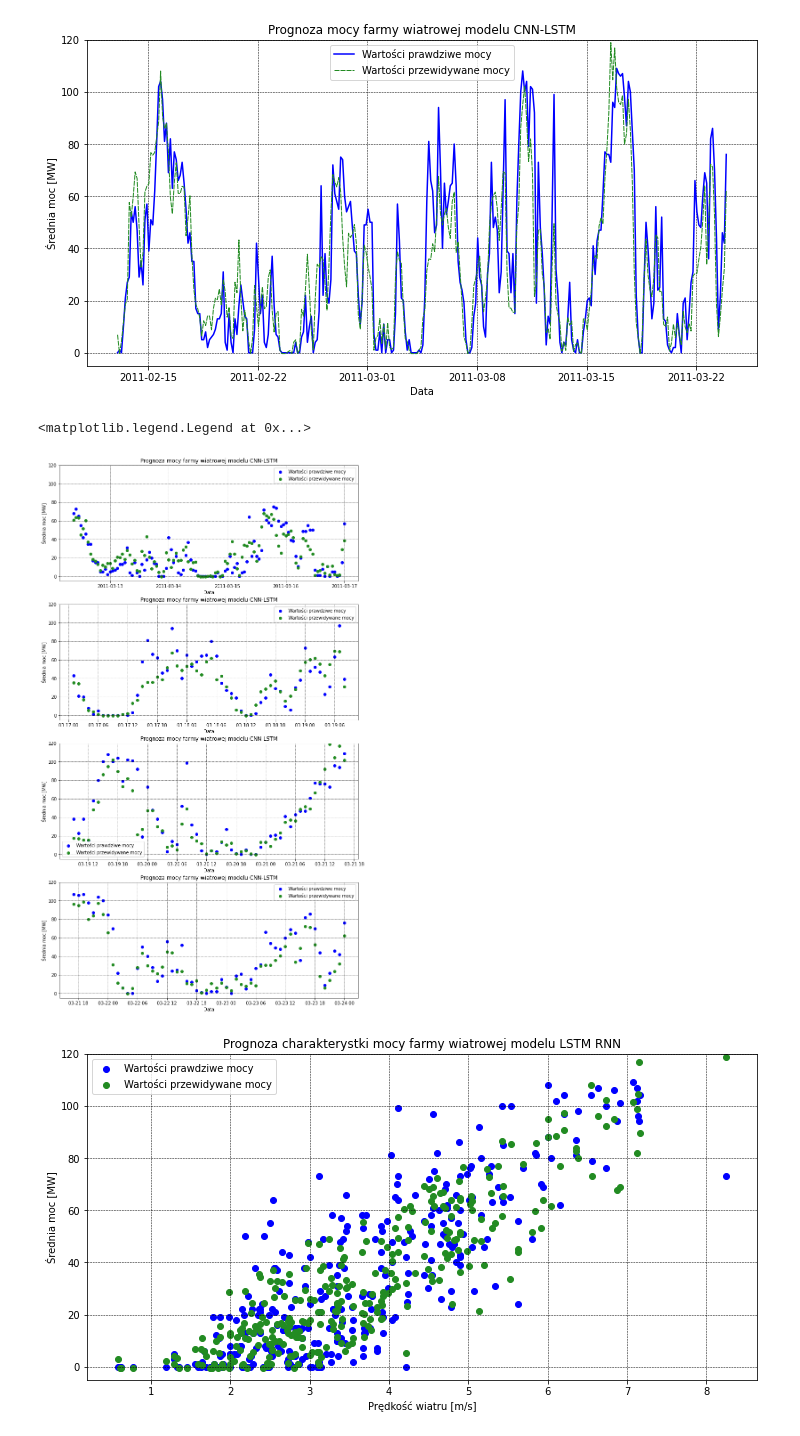
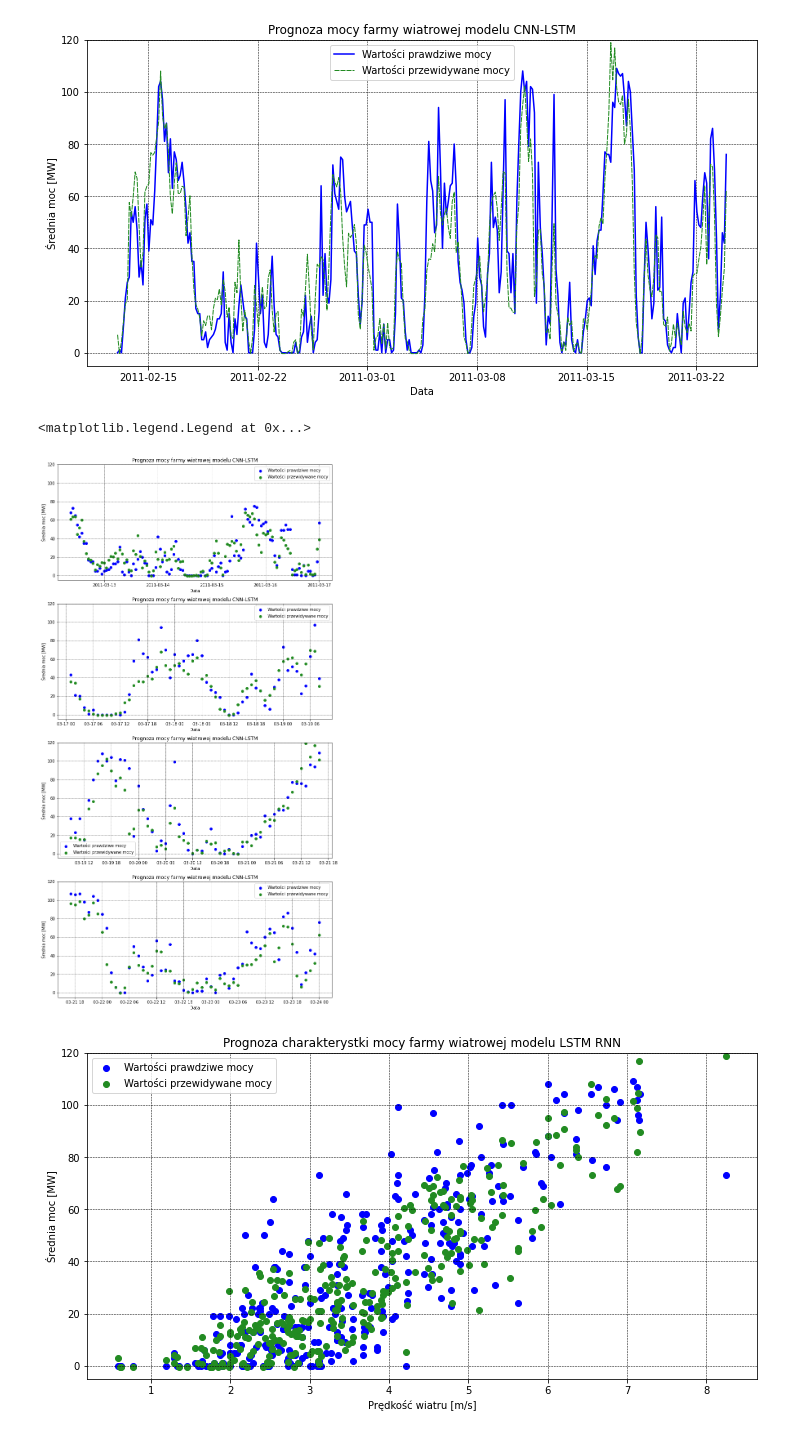
Before and after one commit to Dawidemm/wind-farm-power-forecasting, a Jupyter notebook: ForecastingCNNLSTMsubseq3.ipynb, the cells around one changed output. Drawn from its saved outputs; the diff is of its cells as text; code cells hidden in the pictures.

```diff
--- a/ForecastingCNNLSTMsubseq3.ipynb
+++ b/ForecastingCNNLSTMsubseq3.ipynb
@@ -89,7 +89,7 @@ plt.show()
 # %% [output]
 [figure]
 # %%
-fig, (ax0, ax1, ax2, ax3) = plt.subplots(4, 1, figsize=(12,22))
+fig, (ax0, ax1, ax2, ax3) = plt.subplots(4, 1, figsize=(12,24))
 ax3.scatter(dataset.date_time[-56:], test_dataset[2][-56:], color='blue', label='Wartości prawdziwe mocy')
 ax3.scatter(dataset.date_time[-56:], predictions[-56:], color='forestgreen', label='Wartości przewidywane mocy')
 ax3.set_ylim([-5, 120])
@@ -104,34 +104,34 @@ ax2.scatter(dataset.date_time[-112:-56], test_dataset[2][-112:-56], color='blue'
 ax2.scatter(dataset.date_time[-112:-56], predictions[-112:-56], color='forestgreen', label='Wartości przewidywane mocy')
 ax2.set_ylim([-5, 120])
 ax2.ticklabel_format(axis='y', style='plain')
 ax2.grid(color='k', linewidth=0.5, linestyle='--')
 ax2.set_title('Prognoza mocy farmy wiatrowej modelu CNN-LSTM')
 ax2.set_xlabel('Data')
 ax2.set_ylabel('Średnia moc [MW]')
 ax2.legend(loc='best')
 
 ax1.scatter(dataset.date_time[-168:-112], test_dataset[2][-168:-112], color='blue', label='Wartości prawdziwe mocy')
 ax1.scatter(dataset.date_time[-168:-112], predictions[-168:-112], color='forestgreen', label='Wartości przewidywane mocy')
 ax1.set_ylim([-5, 120])
 ax1.ticklabel_format(axis='y', style='plain')
 ax1.grid(color='k', linewidth=0.5, linestyle='--')
 ax1.set_title('Prognoza mocy farmy wiatrowej modelu CNN-LSTM')
 ax1.set_xlabel('Data')
 ax1.set_ylabel('Średnia moc [MW]')
 ax1.legend(loc='best')
 
 ax0.scatter(dataset.date_time[-280:-168], test_dataset[2][-280:-168], color='blue', label='Wartości prawdziwe mocy')
 ax0.scatter(dataset.date_time[-280:-168], predictions[-280:-168], color='forestgreen', label='Wartości przewidywane mocy')
 ax0.set_ylim([-5, 120])
 ax0.ticklabel_format(axis='y', style='plain')
 ax0.grid(color='k', linewidth=0.5, linestyle='--')
 ax0.set_title('Prognoza mocy farmy wiatrowej modelu CNN-LSTM')
 ax0.set_xlabel('Data')
 ax0.set_ylabel('Średnia moc [MW]')
 ax0.legend(loc='best')
 # %% [output]
 <matplotlib.legend.Legend at 0x...>
-[figure, old version]
+[figure, new version]
 # %%
 plt.scatter(dataset.wind_speed[int(dataset.lenght * 0.9):][::3], test_dataset[2], color='blue', label='Wartości prawdziwe mocy')
 plt.scatter(dataset.wind_speed[int(dataset.lenght * 0.9):][::3], predictions, color='forestgreen', label='Wartości przewidywane mocy')
```
